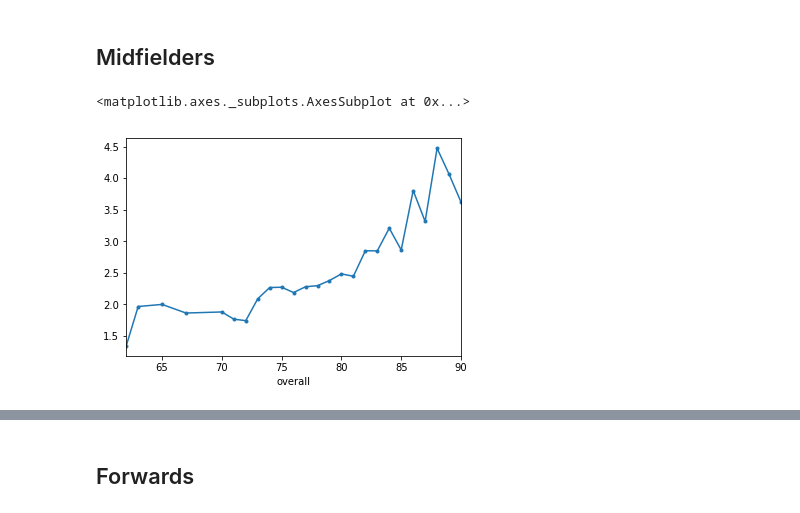
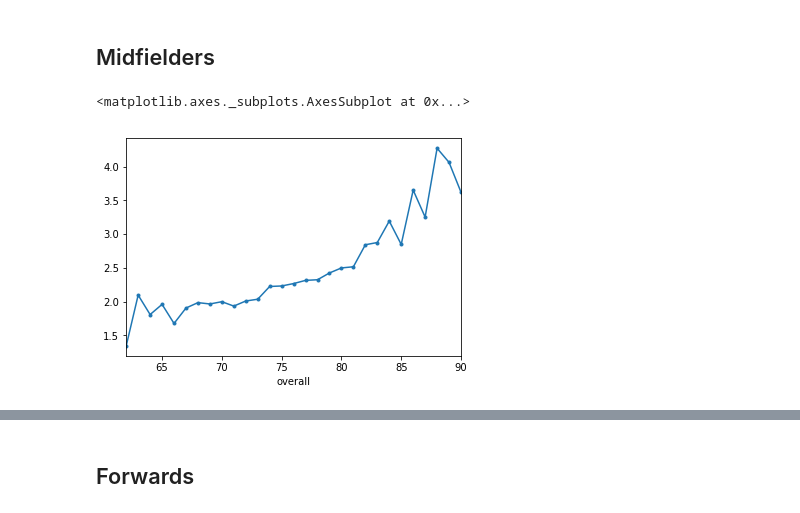
Before and after one commit to markkennedy3/Fifa-vs-Real-Life, a Jupyter notebook: notebooks/analysis/500_RQ1_Analysis.ipynb, the cells around one changed output, grey strips where cells are left out. Cells and saved outputs as stored; diff of their text form; code cells hidden in the pictures.

```diff
--- a/notebooks/analysis/500_RQ1_Analysis.ipynb
+++ b/notebooks/analysis/500_RQ1_Analysis.ipynb
@@ -10,6 +12,4 @@ from sklearn.linear_model import LinearRegression
 RQ1 = pd.read_csv('../../data/analysis/RQ1.csv')
 # %%
 RQ1 = RQ1.drop(RQ1.columns[[0]], axis=1)
-# %%
-RQ1 = RQ1.rename(columns={"17/18":"17/18 Form", "17/18.1":"17/18 Apps"})
 # %%
@@ -198,10 +426,10 @@ overrated_defenders
 # %% [markdown]
 ## Midfielders
 # %%
-RQ1_Midfielder = RQ1[RQ1['Position'] == 'Midfielder']
+RQ1_Midfielders = RQ1[RQ1['Position'] == 'Midfielder']
 # %%
-m = RQ1_Midfielder.groupby(['overall']).mean()['Average Form']
-m.plot(style='.-')
+mid = RQ1_Midfielders.groupby(['overall']).mean()['Previous Average Form']
+mid.plot(style='.-')
 # %% [output]
 <matplotlib.axes._subplots.AxesSubplot at 0x...>
-[figure, old version]
+[figure, new version]
```
Also changed, not shown: parts of 108 cells of this notebook.
